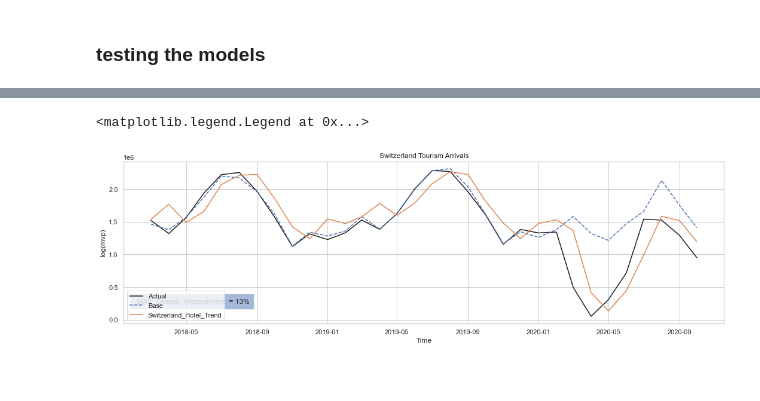
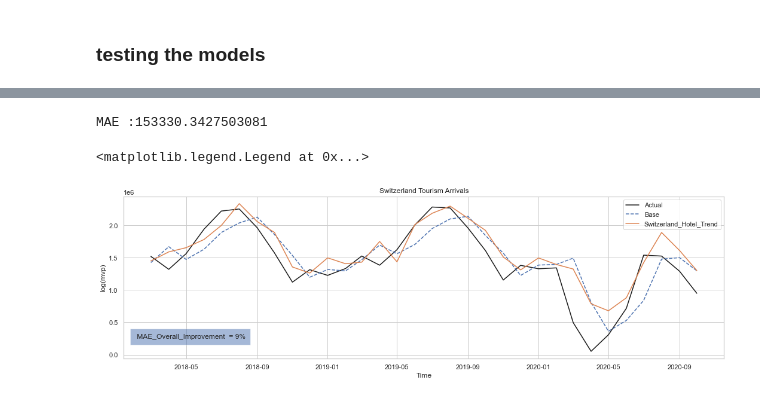
Before and after one commit to naayem/SwissHotelArrivalsPredictor, a Jupyter notebook: Project.ipynb, the cells around one changed output, grey strips where cells are left out. Saved outputs shown, nothing was run; the diff lists cells and outputs as text; code cells hidden in the pictures.

```diff
--- a/Project.ipynb
+++ b/Project.ipynb
@@ -827,7 +831,7 @@ def Auto_Regressive_Model(True_Labels, end_date_testing, dataset, lags, trends,
         predictions = lm.predict(X_test)
         Arrivals_Predictions[train_last] = predictions[0]
 
-        if(train_last==start_date_testing):
+        if(train_last==end_date_testing):
             X = X_train
             y = y_train
 
@@ -841,10 +845,7 @@ def Auto_Regressive_Model(True_Labels, end_date_testing, dataset, lags, trends,
 
             feature_eval = pd.DataFrame({"features":features,
                                   "coefficient":coeff,
-                                  "p value":pvals,
-                                })
-
-
+                                  "p value":pvals, })
 
 
 
@@ -902,8 +879,8 @@ MAE :221535.02073013646
 def chooses_best_features(sum_up_table, top_how_many, lags):
 
     sum_up_table=sum_up_table[1+len(lags):]
-    print(sum_up_table)
-    sum_up_table.sort_values(by=['p value'])
+    sum_up_table=sum_up_table.sort_values(by=['p value'])
+    #print(sum_up_table)
     best_features = sum_up_table[0:top_how_many]['features']
 
     return best_features
@@ -921,5 +893,0 @@ Name: features, dtype: object
-# %%
-Arrival_prediction_Hotel_test, MAE_Arrival_prediction_Hotel_test, table = Auto_Regressive_Model(True_Arrivals, end_date_testing, Arrivals_lags_features,\
-                                                                    lags.copy(),\
-                                                                    best.copy(), with_trends = True)
-Arrival_prediction_Hotel_test
@@ -944,0 +896,15 @@ Freq: MS, Name: Total Arrivals, dtype: float64
+# %%
+trends = category_trends+topics_trends+suggested_trends
+lags = ['t-1','t-9']
+
+#Makes a model with all the features
+Arrival_prediction_Hotel_Trends, MAE_Hotel_Trends, Table_Hotel_Trends = Auto_Regressive_Model(True_Arrivals, end_date_testing, Arrivals_lags_features,\
+                                                                    lags.copy(),\
+                                                                    trends.copy(), with_trends = True)
+#Table_Hotel_Trends
+
+#selects the features with the lowest p-value
+best_features_hotel = chooses_best_features(Table_Hotel_Trends,8,lags)
+print('The selected Trends are :')
+trends = best_features_hotel
+trends
@@ -945,17 +923,24 @@ Freq: MS, Name: Total Arrivals, dtype: float64
 # %%
+#Simulates with the selected features
+Arrival_prediction_Hotel_Trends, MAE_Hotel_Trends, Table_Hotel_Trends = Auto_Regressive_Model(True_Arrivals, end_date_testing, Arrivals_lags_features,\
+                                                                    lags.copy(),\
+                                                                    trends.copy(), with_trends = True)
+
+#plot it!
 fig,axes = plt.subplots(figsize=(18,5))
 
-axes.plot(Arrivals['Total Arrivals'][start_date_testing:end_date_testing], label = 'Actual',color = 'k')
-axes.plot(Baseline_Arrivals_Predictions_3, linestyle='dashed', label='Base')
+axes.plot(Arrivals_lags_features['Total Arrivals'][start_date_testing:end_date_testing], label = 'Actual',color = 'k')
+axes.plot(base_model_prediction, linestyle='dashed', label='Base')
 axes.plot(Arrival_prediction_Hotel_test, label='Switzerland_Hotel_Trend')
 
 
-plt.text('2018-02-01', 0.25*1e6, ' MAE_Overall_Improvement  = {}%'.format(int(100 * np.abs(MAE_Arrival_prediction_Hotel_test-Baseline_MAE_3)/Baseline_MAE_3)), bbox={ 'alpha':0.5, 'pad':8})
+plt.text('2018-02-01', 0.25*1e6, ' MAE_Overall_Improvement  = {}%'.format(int(100 * np.abs(MAE_Arrival_prediction_Hotel_test-Baseline_MAE)/Baseline_MAE)), bbox={ 'alpha':0.5, 'pad':8})
 
 plt.xlabel('Time')
 plt.ylabel('log(mvp)')
 plt.title('Switzerland Tourism Arrivals')
 plt.legend()
 # %% [output]
-<matplotlib.legend.Legend at 0x...>
+MAE :153330.3427503081
+<matplotlib.legend.Legend at 0x...>
-[figure, old version]
+[figure, new version]
```
Also changed, not shown: parts of 24 cells of this notebook, 2 other files.
